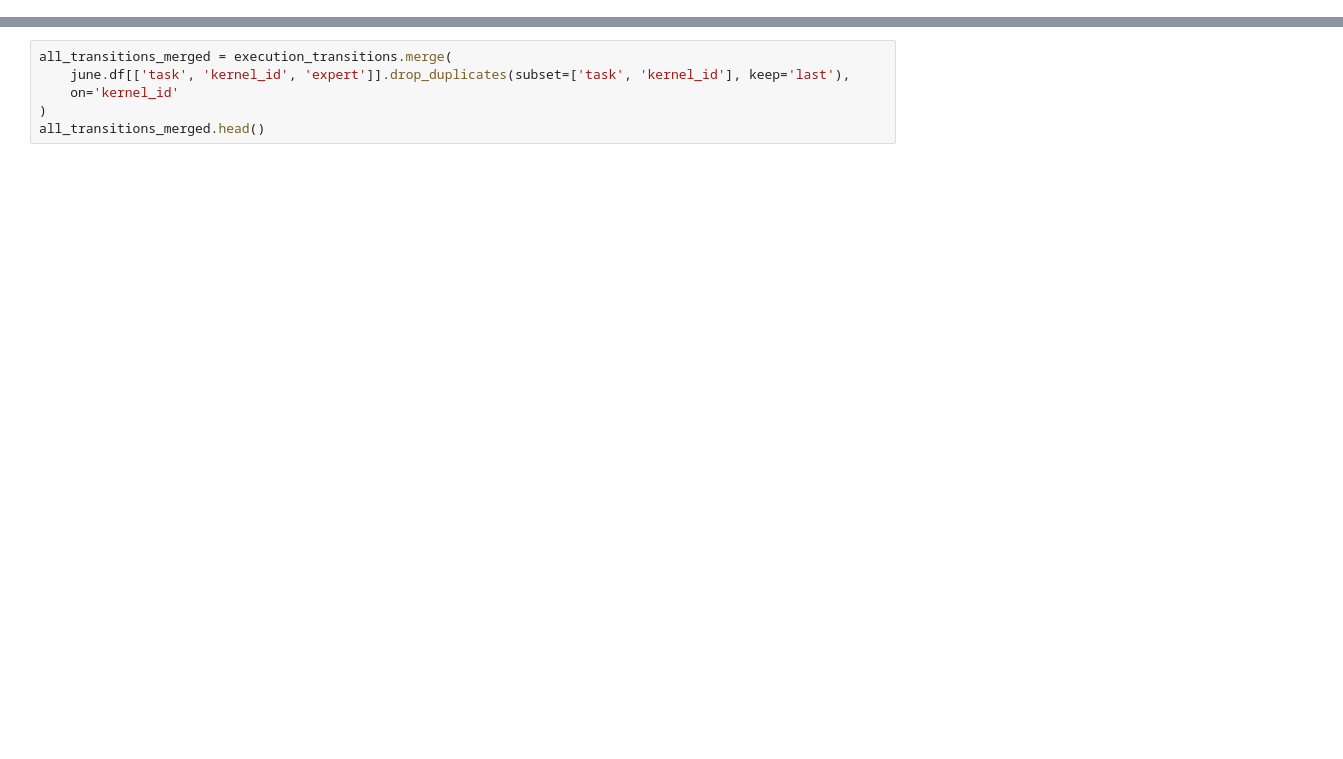
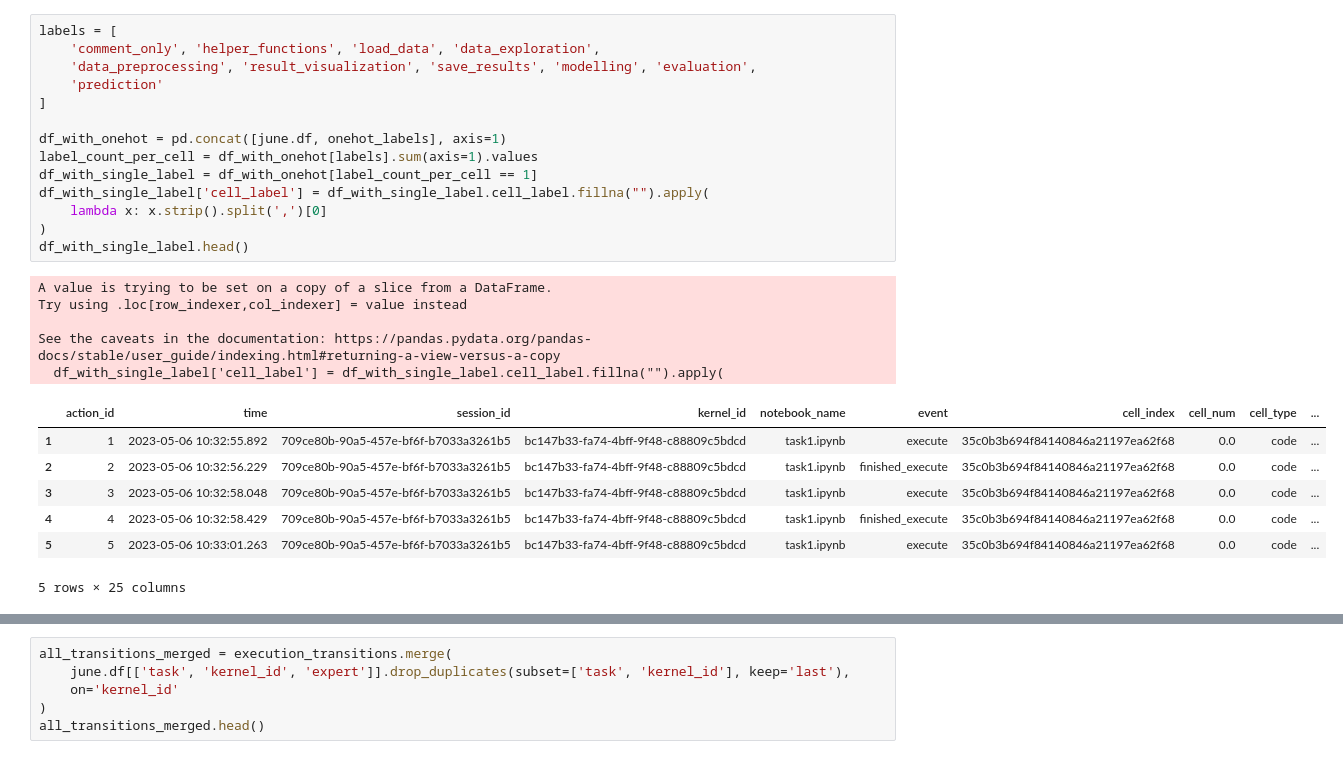
Before and after one commit to konstantgr/jupyter-logs-analysis, a Jupyter notebook: analysis/04-labels-transitions.ipynb, the cells around one changed output, grey strips where cells are left out. Drawn from its saved outputs; the diff is of its cells as text; blank space fills up the shorter version.

```diff
--- a/analysis/04-labels-transitions.ipynb
+++ b/analysis/04-labels-transitions.ipynb
@@ -53,2 +69,29 @@ june.df.head()
+# %%
+labels = [
+    'comment_only', 'helper_functions', 'load_data', 'data_exploration',
+    'data_preprocessing', 'result_visualization', 'save_results', 'modelling', 'evaluation',
+    'prediction'
+]
+
+df_with_onehot = pd.concat([june.df, onehot_labels], axis=1)
+label_count_per_cell = df_with_onehot[labels].sum(axis=1).values
+df_with_single_label = df_with_onehot[label_count_per_cell == 1]
+df_with_single_label['cell_label'] = df_with_single_label.cell_label.fillna("").apply(
+    lambda x: x.strip().split(',')[0]
+)
+df_with_single_label.head()
+# %% [output]
+A value is trying to be set on a copy of a slice from a DataFrame.
+Try using .loc[row_indexer,col_indexer] = value instead
+
+See the caveats in the documentation: https://pandas.pydata.org/pandas-docs/stable/user_guide/indexing.html#returning-a-view-versus-a-copy
+  df_with_single_label['cell_label'] = df_with_single_label.cell_label.fillna("").apply(
+|  | action_id | time | session_id | kernel_id | notebook_name | event | cell_index | cell_num | cell_type | ... |
+| 1 | 1 | 2023-05-06 10:32:55.892 | 709ce80b-90a5-457e-bf6f-b7033a3261b5 | bc147b33-fa74-4bff-9f48-c88809c5bdcd | task1.ipynb | execute | 35c0b3b694f84140846a21197ea62f68 | 0.0 | code | ... |
+| 2 | 2 | 2023-05-06 10:32:56.229 | 709ce80b-90a5-457e-bf6f-b7033a3261b5 | bc147b33-fa74-4bff-9f48-c88809c5bdcd | task1.ipynb | finished_execute | 35c0b3b694f84140846a21197ea62f68 | 0.0 | code | ... |
+| 3 | 3 | 2023-05-06 10:32:58.048 | 709ce80b-90a5-457e-bf6f-b7033a3261b5 | bc147b33-fa74-4bff-9f48-c88809c5bdcd | task1.ipynb | execute | 35c0b3b694f84140846a21197ea62f68 | 0.0 | code | ... |
+| 4 | 4 | 2023-05-06 10:32:58.429 | 709ce80b-90a5-457e-bf6f-b7033a3261b5 | bc147b33-fa74-4bff-9f48-c88809c5bdcd | task1.ipynb | finished_execute | 35c0b3b694f84140846a21197ea62f68 | 0.0 | code | ... |
+| 5 | 5 | 2023-05-06 10:33:01.263 | 709ce80b-90a5-457e-bf6f-b7033a3261b5 | bc147b33-fa74-4bff-9f48-c88809c5bdcd | task1.ipynb | execute | 35c0b3b694f84140846a21197ea62f68 | 0.0 | code | ... |
+5 rows × 25 columns
 # %%
 processor = TransitionMetrics()
```
Also changed, not shown: parts of 15 cells of this notebook, 4 other files.
